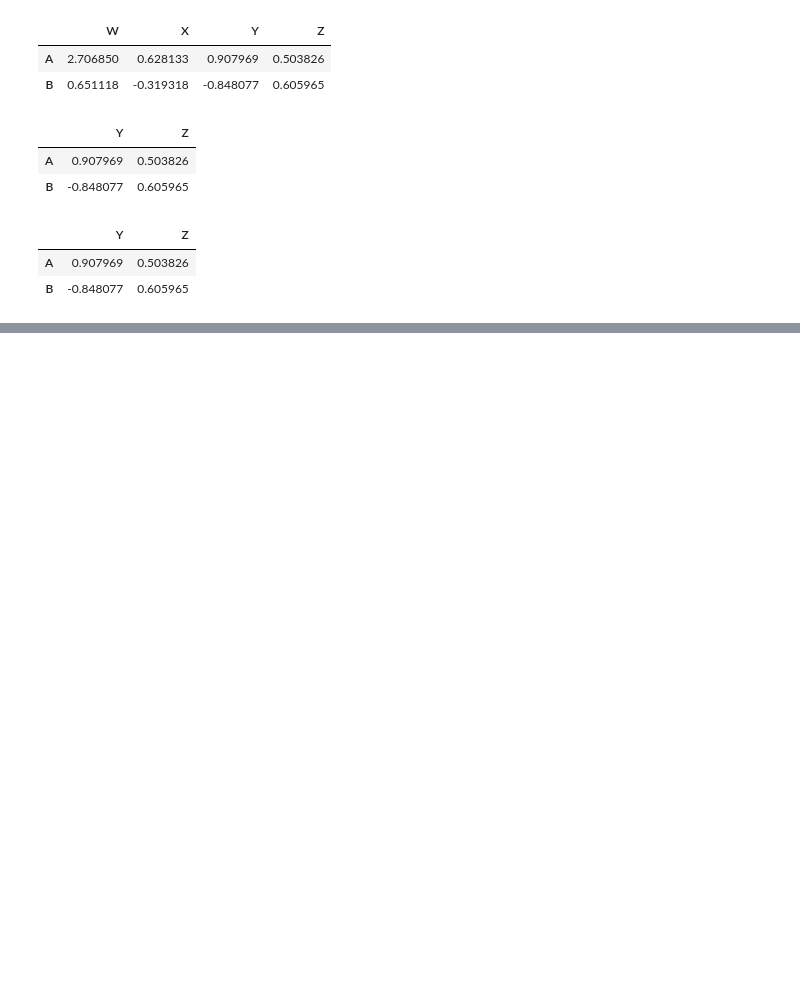
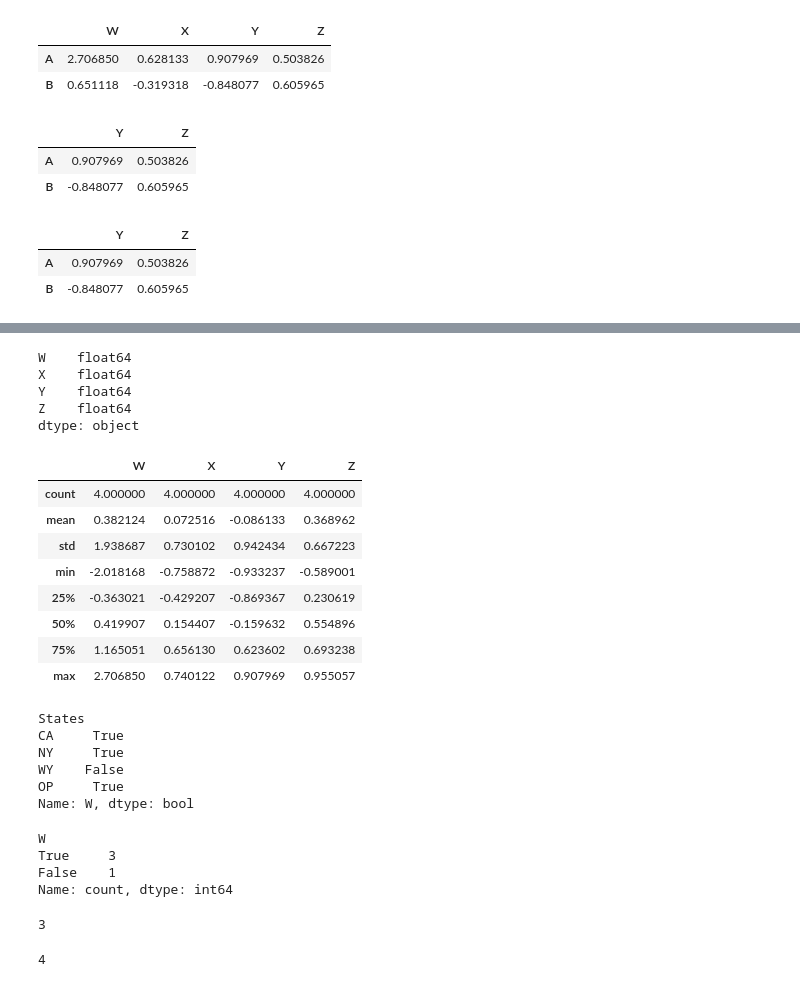
Before and after one commit to neeraj1bh/pytorch, a Jupyter notebook: Jupyter/Pandas/2-pd-dataframes.ipynb, the cells around one changed output, grey strips where cells are left out. Drawn from its saved outputs; the diff is of its cells as text; code cells hidden in the pictures; blank space fills up the shorter version.

```diff
--- a/Jupyter/Pandas/2-pd-dataframes.ipynb
+++ b/Jupyter/Pandas/2-pd-dataframes.ipynb
@@ -174,0 +271,2 @@ df.loc[['A','B'],['Y','Z']]
+# %%
+new_ind ='CA NY WY OP'.split()
@@ -174,0 +277,2 @@ df.loc[['A','B'],['Y','Z']]
+# %%
+df['States'] = new_ind
@@ -174,0 +287,2 @@ df.loc[['A','B'],['Y','Z']]
+# %%
+df.set_index('States', inplace=True)
@@ -174,0 +312,29 @@ df.loc[['A','B'],['Y','Z']]
+# %%
+df.dtypes
+# %% [output]
+W    float64
+X    float64
+Y    float64
+Z    float64
+dtype: object
+# %%
+df.describe()
+# %% [output]
+|  | W | X | Y | Z |
+| count | 4.000000 | 4.000000 | 4.000000 | 4.000000 |
+| mean | 0.382124 | 0.072516 | -0.086133 | 0.368962 |
+| std | 1.938687 | 0.730102 | 0.942434 | 0.667223 |
+| min | -2.018168 | -0.758872 | -0.933237 | -0.589001 |
+| 25% | -0.363021 | -0.429207 | -0.869367 | 0.230619 |
+| 50% | 0.419907 | 0.154407 | -0.159632 | 0.554896 |
+| 75% | 1.165051 | 0.656130 | 0.623602 | 0.693238 |
+| max | 2.706850 | 0.740122 | 0.907969 | 0.955057 |
+# %%
+df['W'] > 0
+# %% [output]
+States
+CA     True
+NY     True
+WY    False
+OP     True
+Name: W, dtype: bool
@@ -174,0 +343,15 @@ df.loc[['A','B'],['Y','Z']]
+# %%
+ser_w.value_counts()
+# %% [output]
+W
+True     3
+False    1
+Name: count, dtype: int64
+# %%
+sum(ser_w)
+# %% [output]
+3
+# %%
+len(ser_w)
+# %% [output]
+4
```
Also changed, not shown: parts of 19 cells of this notebook, 2 other files.
